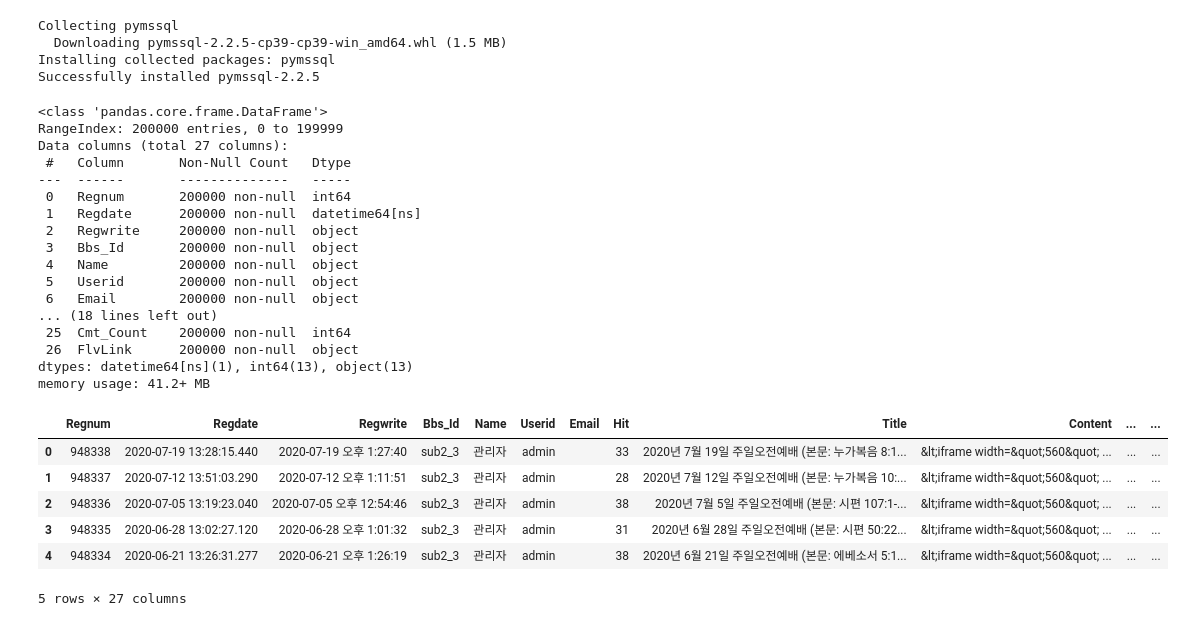
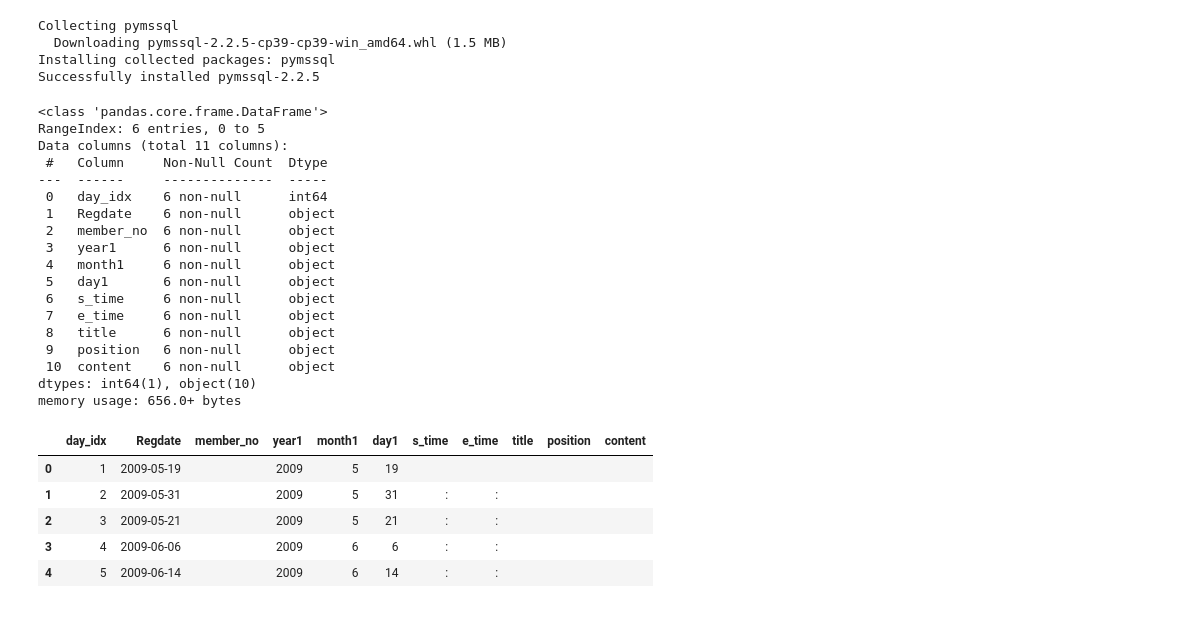
Before and after one commit to saparian0304/tjoeunacademy_test, a Jupyter notebook: jupyter/연습/화평교회.ipynb, the cells around one changed output. Cells and saved outputs as stored; diff of their text form; code cells hidden in the pictures.

```diff
--- a/jupyter/연습/화평교회.ipynb
+++ b/jupyter/연습/화평교회.ipynb
@@ -227,35 +227,35 @@ conn = pymssql.connect(server = "localhost" , user='sa', password='root1234',
 # %%
 cursor = conn.cursor()
 # SQL문 실행
-cursor.execute('SELECT top 20000 * FROM dbo.INCOBOARD_BBS;')
+# cursor.execute('SELECT top 20000 * FROM dbo.INCOBOARD_BBS;')
 
 
-result = pd.read_sql_query('SELECT top 200000 * FROM dbo.INCOBOARD_BBS ORDER BY Regdate DESC',conn)
+result = pd.read_sql_query('SELECT * FROM dbo.Calendar',conn)
 
 result.info()
 result.head()
 # %% [output]
 <class 'pandas.core.frame.DataFrame'>
-RangeIndex: 200000 entries, 0 to 199999
-Data columns (total 27 columns):
- #   Column       Non-Null Count   Dtype
----  ------       --------------   -----
- 0   Regnum       200000 non-null  int64
- 1   Regdate      200000 non-null  datetime64[ns]
- 2   Regwrite     200000 non-null  object
- 3   Bbs_Id       200000 non-null  object
- 4   Name         200000 non-null  object
- 5   Userid       200000 non-null  object
- 6   Email        200000 non-null  object
-... (18 lines left out)
- 25  Cmt_Count    200000 non-null  int64
- 26  FlvLink      200000 non-null  object
-dtypes: datetime64[ns](1), int64(13), object(13)
-memory usage: 41.2+ MB
+RangeIndex: 6 entries, 0 to 5
+Data columns (total 11 columns):
+ #   Column     Non-Null Count  Dtype
+---  ------     --------------  -----
+ 0   day_idx    6 non-null      int64
+ 1   Regdate    6 non-null      object
+ 2   member_no  6 non-null      object
+ 3   year1      6 non-null      object
+ 4   month1     6 non-null      object
+ 5   day1       6 non-null      object
+ 6   s_time     6 non-null      object
+ 7   e_time     6 non-null      object
+ 8   title      6 non-null      object
+ 9   position   6 non-null      object
+ 10  content    6 non-null      object
+dtypes: int64(1), object(10)
+memory usage: 656.0+ bytes
-|  | Regnum | Regdate | Regwrite | Bbs_Id | Name | Userid | Email | Hit | Title | Content | ... | ... |
-| 0 | 948338 | 2020-07-19 13:28:15.440 | 2020-07-19 오후 1:27:40 | sub2_3 | 관리자 | admin |  | 33 | 2020년 7월 19일 주일오전예배 (본문: 누가복음 8:1... | &lt;iframe width=&quot;560&quot; ... | ... | ... |
-| 1 | 948337 | 2020-07-12 13:51:03.290 | 2020-07-12 오후 1:11:51 | sub2_3 | 관리자 | admin |  | 28 | 2020년 7월 12일 주일오전예배 (본문: 누가복음 10:... | &lt;iframe width=&quot;560&quot; ... | ... | ... |
-| 2 | 948336 | 2020-07-05 13:19:23.040 | 2020-07-05 오후 12:54:46 | sub2_3 | 관리자 | admin |  | 38 | 2020년 7월 5일 주일오전예배 (본문: 시편 107:1-... | &lt;iframe width=&quot;560&quot; ... | ... | ... |
-| 3 | 948335 | 2020-06-28 13:02:27.120 | 2020-06-28 오후 1:01:32 | sub2_3 | 관리자 | admin |  | 31 | 2020년 6월 28일 주일오전예배 (본문: 시편 50:22... | &lt;iframe width=&quot;560&quot; ... | ... | ... |
-| 4 | 948334 | 2020-06-21 13:26:31.277 | 2020-06-21 오후 1:26:19 | sub2_3 | 관리자 | admin |  | 38 | 2020년 6월 21일 주일오전예배 (본문: 에베소서 5:1... | &lt;iframe width=&quot;560&quot; ... | ... | ... |
+|  | day_idx | Regdate | member_no | year1 | month1 | day1 | s_time | e_time | title | position | content |
+| 0 | 1 | 2009-05-19 |  | 2009 | 5 | 19 |  |  |  |  |  |
+| 1 | 2 | 2009-05-31 |  | 2009 | 5 | 31 | : | : |  |  |  |
+| 2 | 3 | 2009-05-21 |  | 2009 | 5 | 21 | : | : |  |  |  |
+| 3 | 4 | 2009-06-06 |  | 2009 | 6 | 6 | : | : |  |  |  |
+| 4 | 5 | 2009-06-14 |  | 2009 | 6 | 14 | : | : |  |  |  |
-5 rows × 27 columns
```
Also changed, not shown: parts of 5 cells of this notebook, 4 other files.
